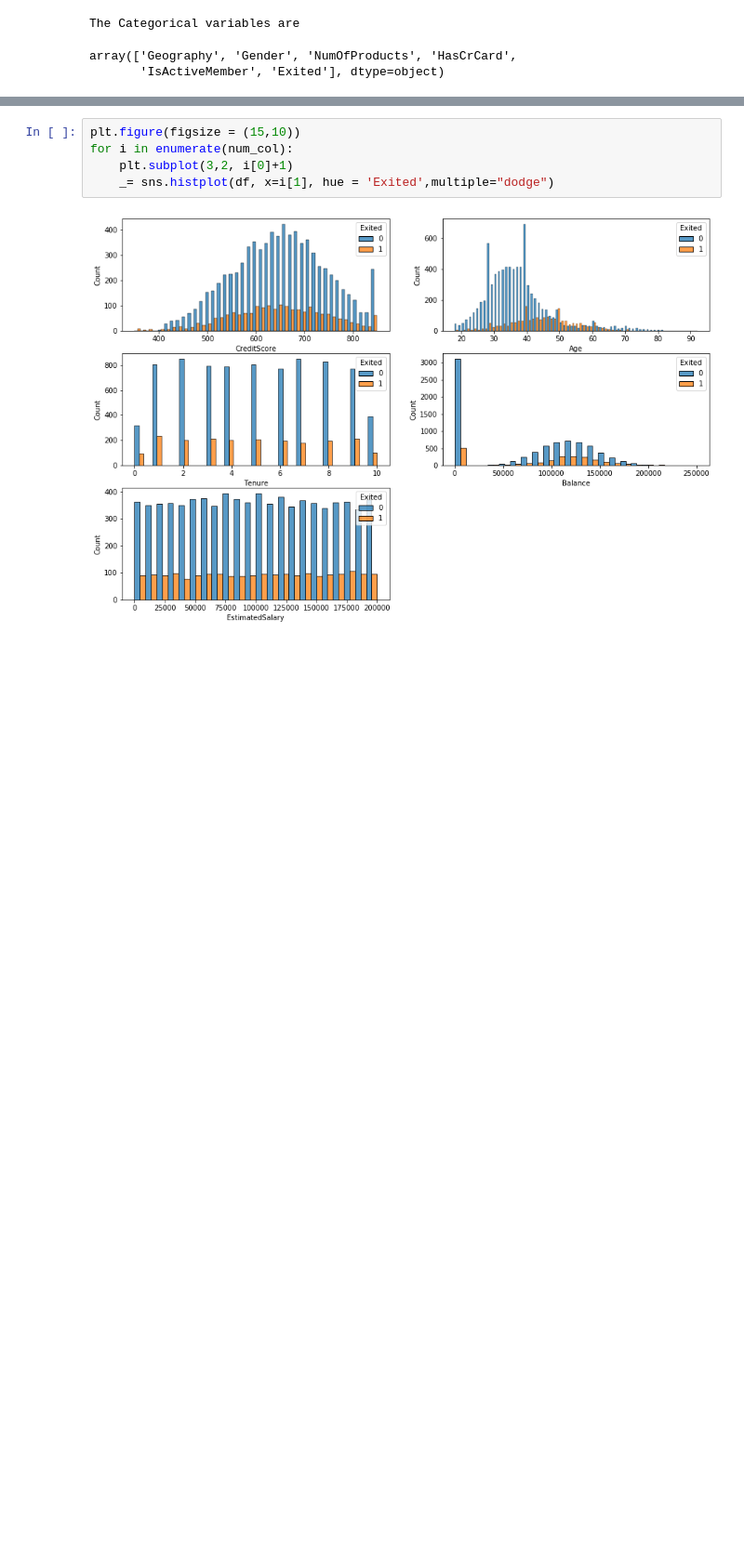
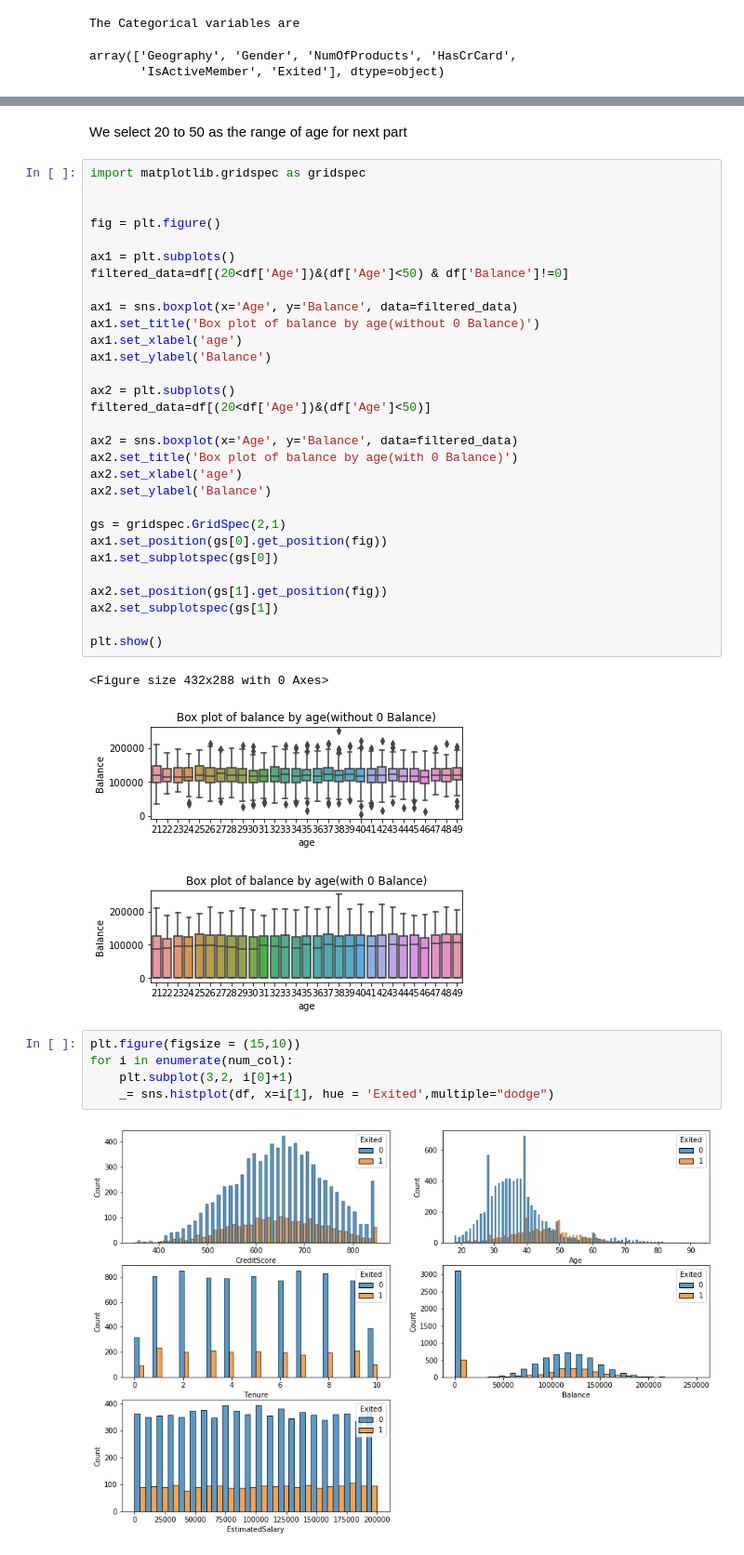
Before and after one commit to lukeyuan31/Churn_Visulization, a Jupyter notebook: churn_visulization.ipynb, the cells around one changed output, grey strips where cells are left out. Shown at 93% size. Cells and saved outputs as stored; diff of their text form; blank space fills up the shorter version.

```diff
--- a/churn_visulization.ipynb
+++ b/churn_visulization.ipynb
@@ -50,3 +65,39 @@ array(['Geography', 'Gender', 'NumOfProducts', 'HasCrCard',
+# %% [markdown]
+We select 20 to 50 as the range of age for next part
+# %%
+import matplotlib.gridspec as gridspec
+
+
+fig = plt.figure()
+
+ax1 = plt.subplots()
+filtered_data=df[(20<df['Age'])&(df['Age']<50) & df['Balance']!=0]
+
+ax1 = sns.boxplot(x='Age', y='Balance', data=filtered_data)
+ax1.set_title('Box plot of balance by age(without 0 Balance)')
+ax1.set_xlabel('age')
+ax1.set_ylabel('Balance')
+
+ax2 = plt.subplots()
+filtered_data=df[(20<df['Age'])&(df['Age']<50)]
+
+ax2 = sns.boxplot(x='Age', y='Balance', data=filtered_data)
+ax2.set_title('Box plot of balance by age(with 0 Balance)')
+ax2.set_xlabel('age')
+ax2.set_ylabel('Balance')
+
+gs = gridspec.GridSpec(2,1)
+ax1.set_position(gs[0].get_position(fig))
+ax1.set_subplotspec(gs[0])
+
+ax2.set_position(gs[1].get_position(fig))
+ax2.set_subplotspec(gs[1])
+
+plt.show()
+# %% [output]
+<Figure size 432x288 with 0 Axes>
+[figure, added]
+[figure, added]
 # %%
 plt.figure(figsize = (15,10))
 for i in enumerate(num_col):
```
Also changed, not shown: parts of 3 cells of this notebook.
